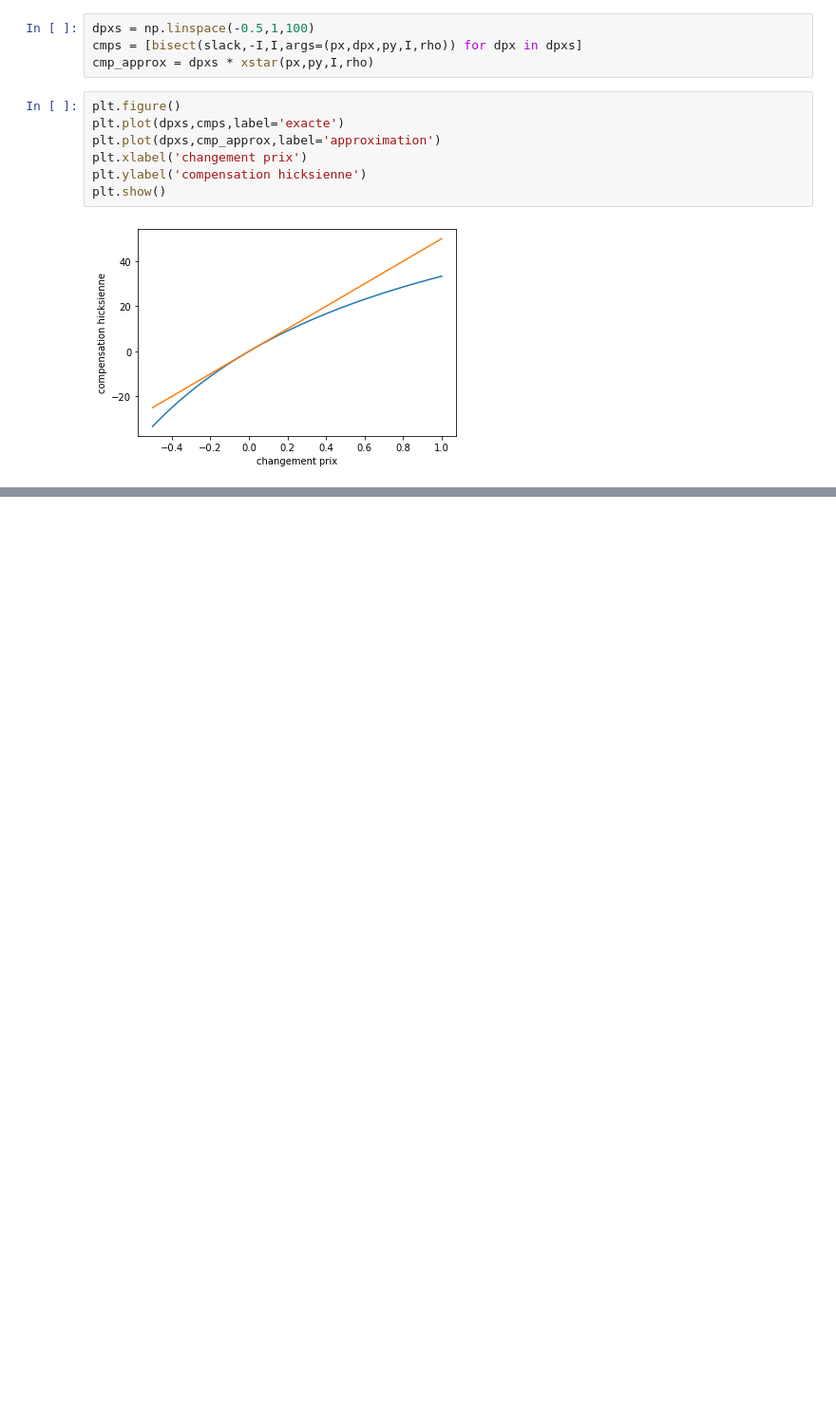
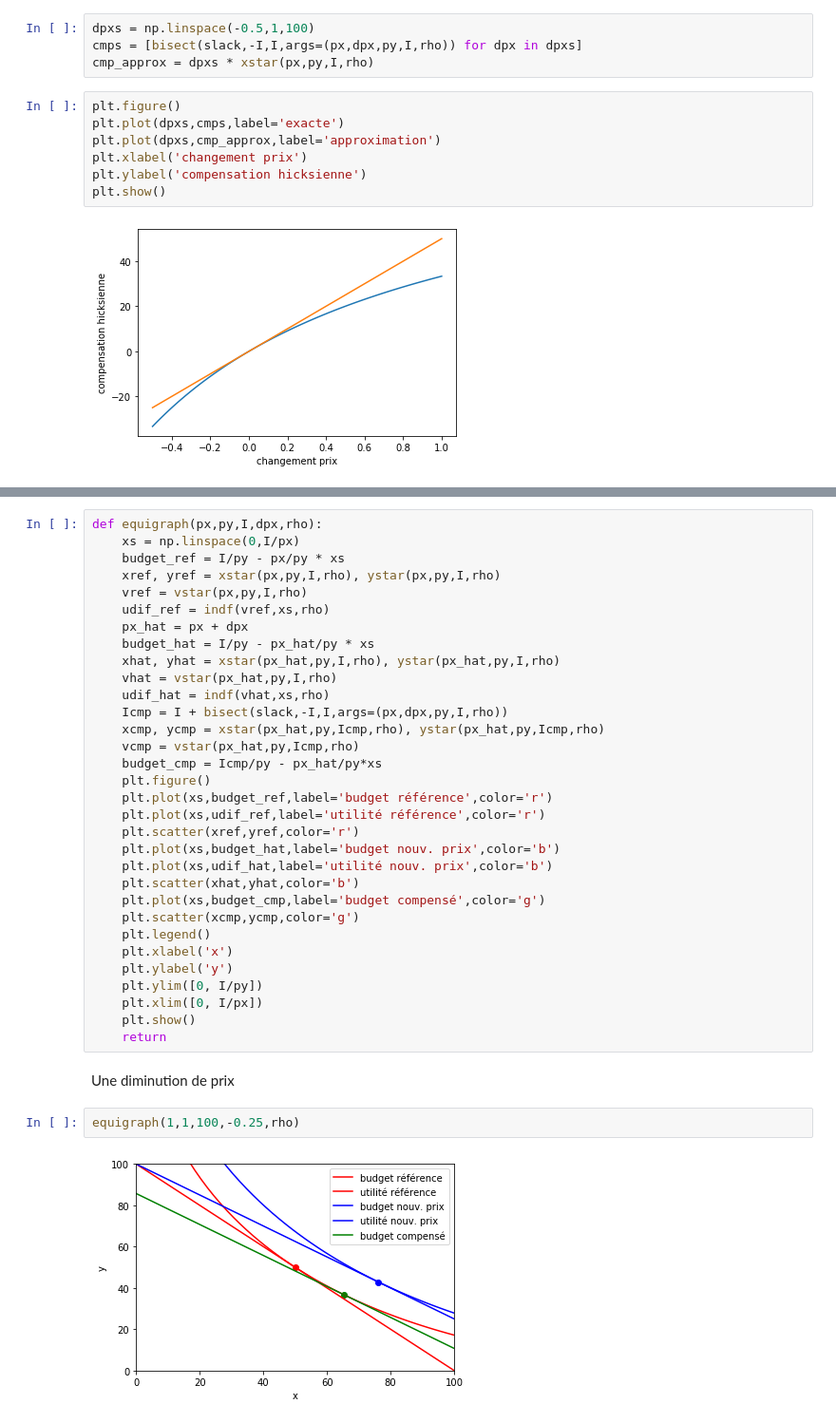
Before and after one commit to pcmichaud/micro, a Jupyter notebook: notebooks/PriceEffectTutorial.ipynb, the cells around one changed output, grey strips where cells are left out. Shown: that part at 95% size. Cells and saved outputs as stored; diff of their text form; blank space fills up the shorter version.

```diff
--- a/notebooks/PriceEffectTutorial.ipynb
+++ b/notebooks/PriceEffectTutorial.ipynb
@@ -105,0 +177,38 @@ plt.show()
+# %%
+def equigraph(px,py,I,dpx,rho):
+    xs = np.linspace(0,I/px)
+    budget_ref = I/py - px/py * xs
+    xref, yref = xstar(px,py,I,rho), ystar(px,py,I,rho)
+    vref = vstar(px,py,I,rho)
+    udif_ref = indf(vref,xs,rho)
+    px_hat = px + dpx
+    budget_hat = I/py - px_hat/py * xs
+    xhat, yhat = xstar(px_hat,py,I,rho), ystar(px_hat,py,I,rho)
+    vhat = vstar(px_hat,py,I,rho)
+    udif_hat = indf(vhat,xs,rho)
+    Icmp = I + bisect(slack,-I,I,args=(px,dpx,py,I,rho))
+    xcmp, ycmp = xstar(px_hat,py,Icmp,rho), ystar(px_hat,py,Icmp,rho)
+    vcmp = vstar(px_hat,py,Icmp,rho)
+    budget_cmp = Icmp/py - px_hat/py*xs
+    plt.figure()
+    plt.plot(xs,budget_ref,label='budget référence',color='r')
+    plt.plot(xs,udif_ref,label='utilité référence',color='r')
+    plt.scatter(xref,yref,color='r')
+    plt.plot(xs,budget_hat,label='budget nouv. prix',color='b')
+    plt.plot(xs,udif_hat,label='utilité nouv. prix',color='b')
+    plt.scatter(xhat,yhat,color='b')
+    plt.plot(xs,budget_cmp,label='budget compensé',color='g')
+    plt.scatter(xcmp,ycmp,color='g')
+    plt.legend()
+    plt.xlabel('x')
+    plt.ylabel('y')
+    plt.ylim([0, I/py])
+    plt.xlim([0, I/px])
+    plt.show()
+    return
+# %% [markdown]
+Une diminution de prix
+# %%
+equigraph(1,1,100,-0.25,rho)
+# %% [output]
+[figure, added]
```
Also changed, not shown: parts of 28 cells of this notebook, 11 other files.
